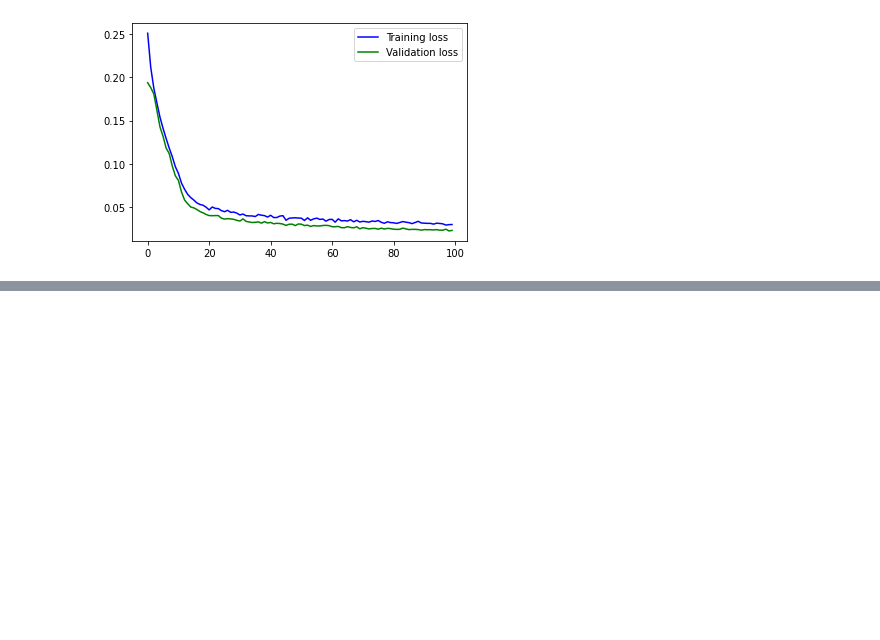
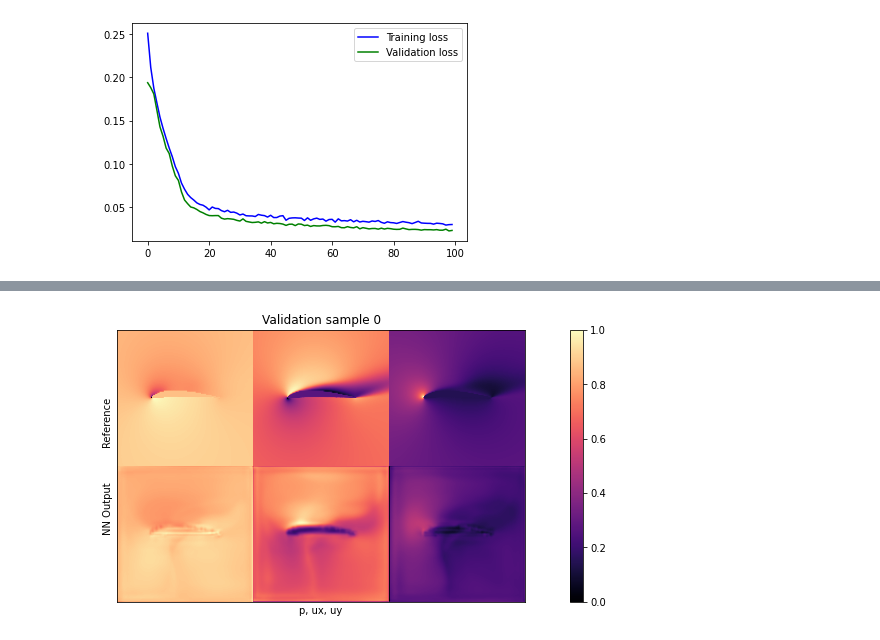
Before and after one commit to georgemilosh/georgemilosh.github.io, a Jupyter notebook: assets/jupyter/Supervised_RANS.ipynb, the cells around one changed output, grey strips where cells are left out. Cells and saved outputs as stored; diff of their text form; code cells hidden in the pictures; blank space fills up the shorter version.

```diff
--- a/assets/jupyter/Supervised_RANS.ipynb
+++ b/assets/jupyter/Supervised_RANS.ipynb
@@ -292,0 +303,12 @@ plt.show()
+# %%
+net.eval()
+for i, validata in enumerate(valiLoader, 0):
+    inputs_curr, targets_curr = validata
+    inputs.data.copy_(inputs_curr.float())
+    targets.data.copy_(targets_curr.float())
+
+    outputs = net(inputs)
+    outputs_curr = outputs.data.cpu().numpy()
+    if i<1: showSbs(targets_curr[0] , outputs_curr[0], title="Validation sample %d"%(i*BATCH_SIZE))
+# %% [output]
+[figure, added]
```
Also changed, not shown: parts of 9 cells of this notebook.
